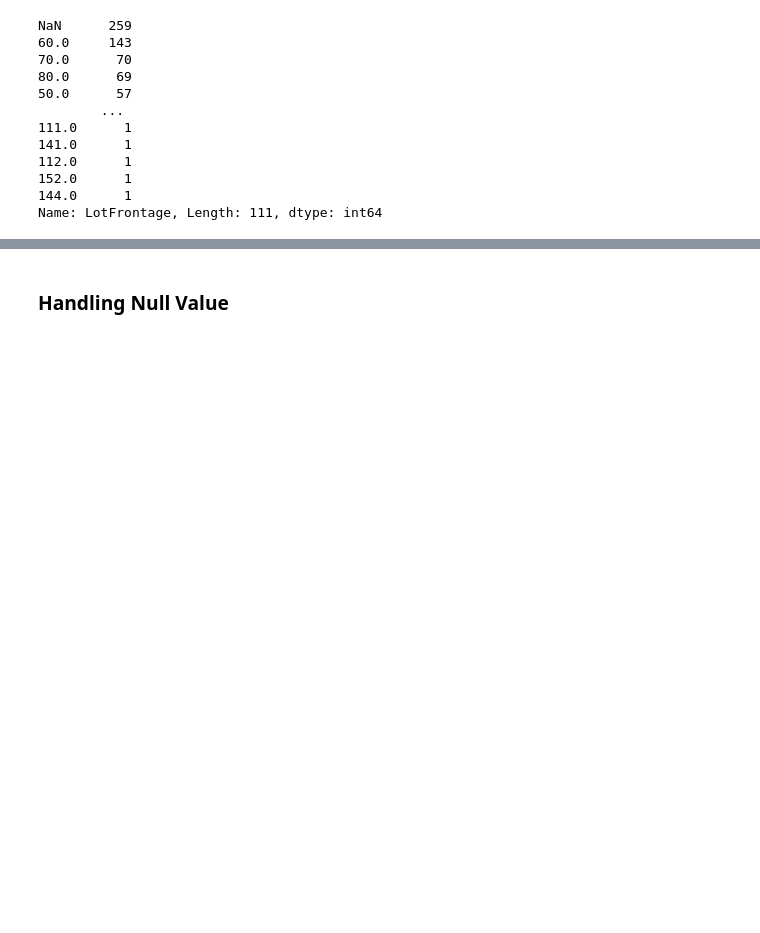
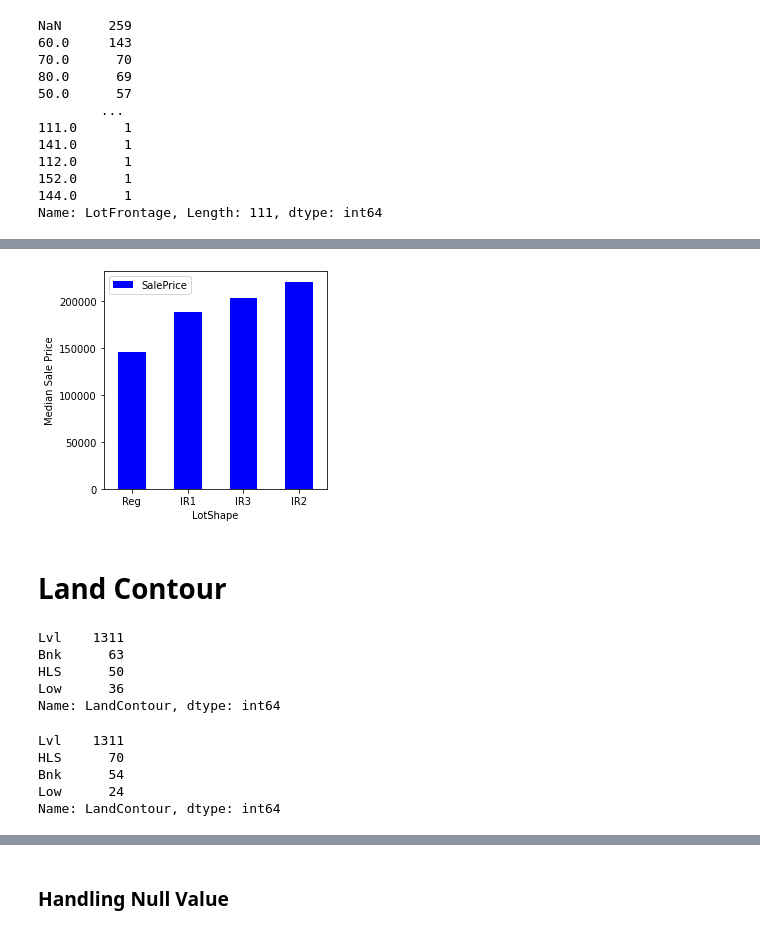
Before and after one commit to houseofai/kaggle-boston-housing-prices, a Jupyter notebook: Boston Housing Prices.ipynb, the cells around one changed output, grey strips where cells are left out. Cells and saved outputs as stored; diff of their text form; code cells hidden in the pictures; blank space fills up the shorter version.

```diff
--- a/Boston Housing Prices.ipynb
+++ b/Boston Housing Prices.ipynb
@@ -281,0 +409,2 @@ plt.show()
+# %%
+train, test = encode_drop(train, test, "Alley")
@@ -281,0 +421,4 @@ plt.show()
+# %%
+bar(train, "LotShape")
+# %% [output]
+[figure, added]
@@ -281,0 +436,18 @@ plt.show()
+# %% [markdown]
+# Land Contour
+# %%
+train.LandContour.value_counts(sort=True, dropna=False)
+# %% [output]
+Lvl    1311
+Bnk      63
+HLS      50
+Low      36
+Name: LandContour, dtype: int64
+# %%
+test.LandContour.value_counts(sort=True, dropna=False)
+# %% [output]
+Lvl    1311
+HLS      70
+Bnk      54
+Low      24
+Name: LandContour, dtype: int64
```
Also changed, not shown: parts of 151 cells of this notebook, 1 other file.
